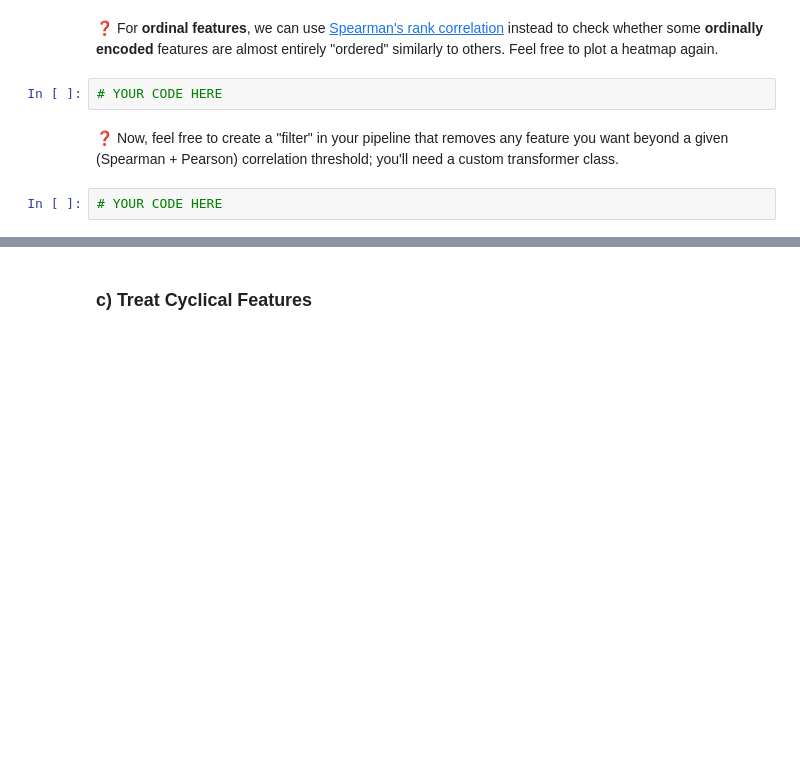
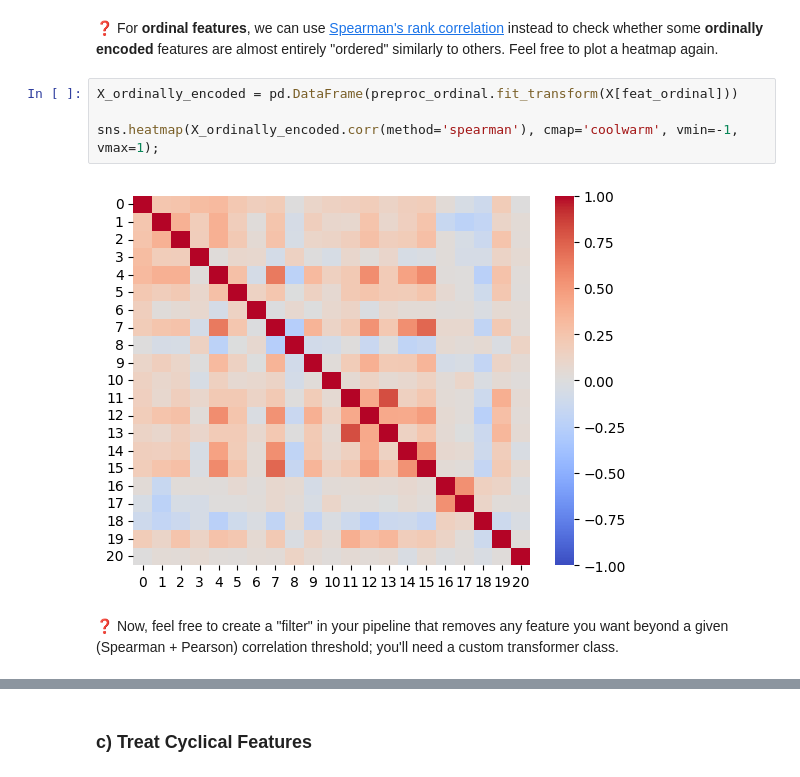
Before and after one commit to ParissaPeimaniyfard/data-houses-kaggle-competition, a Jupyter notebook: houses_kaggle_competition.ipynb, the cells around one changed output, grey strips where cells are left out. Saved outputs shown, nothing was run; the diff lists cells and outputs as text; blank space fills up the shorter version.

```diff
--- a/houses_kaggle_competition.ipynb
+++ b/houses_kaggle_competition.ipynb
@@ -723,8 +805,10 @@ Feel free to add a [`VarianceThreshold`](https://scikit-learn.org/stable/modules
 # %% [markdown]
 ❓ For **ordinal features**, we can use [Spearman's rank correlation](https://en.wikipedia.org/wiki/Spearman%27s_rank_correlation_coefficient) instead to check whether some **ordinally encoded** features are almost entirely "ordered" similarly to others. Feel free to plot a heatmap again.
-# %%
-# YOUR CODE HERE
+# %%
+X_ordinally_encoded = pd.DataFrame(preproc_ordinal.fit_transform(X[feat_ordinal]))
+
+sns.heatmap(X_ordinally_encoded.corr(method='spearman'), cmap='coolwarm', vmin=-1, vmax=1);
+# %% [output]
+[figure, added]
 # %% [markdown]
 ❓ Now, feel free to create a "filter" in your pipeline that removes any feature you want beyond a given (Spearman + Pearson) correlation threshold; you'll need a custom transformer class.
-# %%
-# YOUR CODE HERE
```
Also changed, not shown: parts of 115 cells of this notebook.
